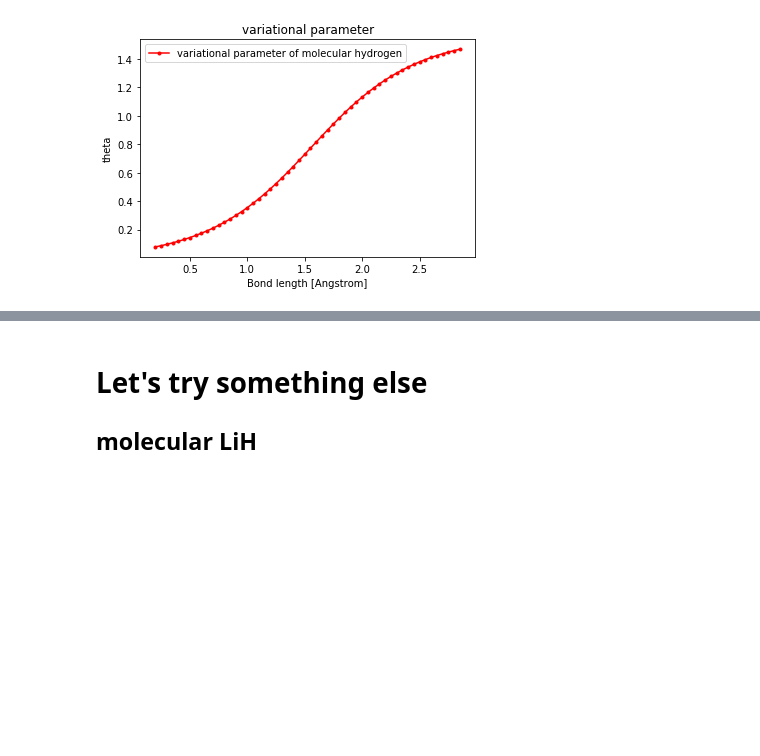
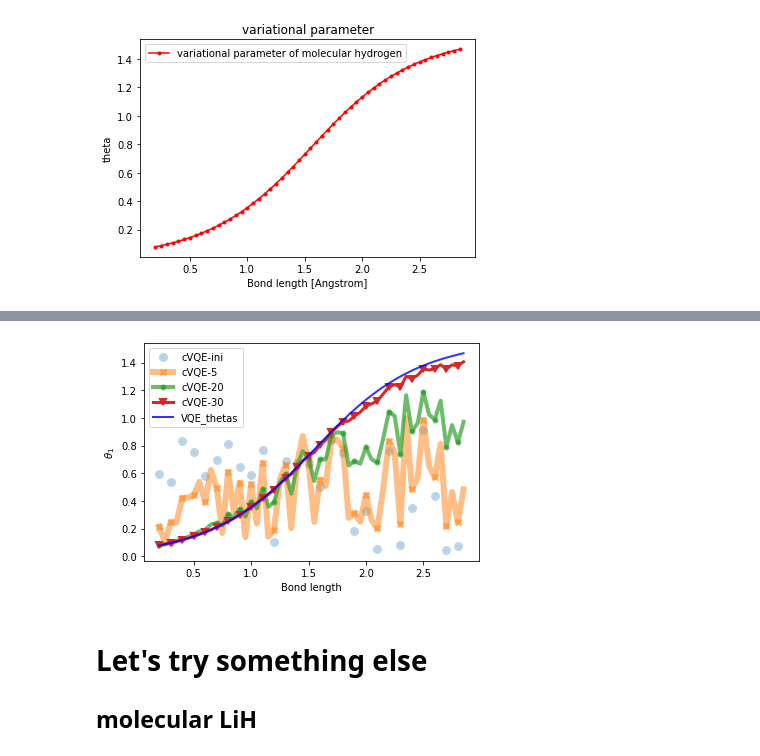
Before and after one commit to QuContractor/VQE_tutorial, a Jupyter notebook: VQE_tutorial_1.ipynb, the cells around one changed output, grey strips where cells are left out. Saved outputs shown, nothing was run; the diff lists cells and outputs as text; code cells hidden in the pictures; blank space fills up the shorter version.

```diff
--- a/VQE_tutorial_1.ipynb
+++ b/VQE_tutorial_1.ipynb
@@ -344,0 +352,22 @@ plt.show()
+# %%
+def grads(thetas,config_Hs):
+    gs=[]
+    for i in range(thetas.shape[0]):
+        gs.append([grad_H_H2(thetas[i],config_Hs[i,:])])
+    gs=np.array(gs)
+    return gs
+# %%
+def training(hams,learning_rate=1e-1,t_steps=30,stop_e=1e-4):
+    thetas=(np.random.rand(hams.shape[0],1))
+
+    thetas_history=[thetas]
+    for i in range(t_steps+1):
+
+        thetas = thetas - learning_rate*grads(thetas,hams)
+
+        if i%10==0:
+            thetas_history.append(thetas)
+            print(i)
+    return thetas_history
+# %%
+theta_history=training(raw_data_hamiltonian,t_steps=100)
@@ -345,3 +392,21 @@ plt.show()
+# %%
+plt.xlabel("Bond length")
+plt.ylabel("$\\theta_1$")
+#plt.title("An evolving snake for VQE")
+
+plt.plot(bond_lengths, theta_history[0][:,0],
+         'C0.',mew ='6',alpha=0.3,markevery=2,label="cVQE-ini")
+plt.plot(bond_lengths, theta_history[2][:,0],
+         'C1x-',mew=3,lw ='6',alpha=0.5,markevery=2,label="cVQE-5")
+plt.plot(bond_lengths, theta_history[7][:,0],
+         'C2.-',mew=3,lw ='4',alpha=0.7,markevery=2,label="cVQE-20")
+plt.plot(bond_lengths, theta_history[-1][:,0],
+         'C3v-',mew=2,lw ='3',alpha=1.0,markevery=2,label="cVQE-30")
+plt.plot(bond_lengths, VQE_thetas, "b-",lw ='2',alpha=0.8,label='VQE_thetas')
+plt.legend()
+plt.show()
+# %% [output]
+[figure, added]
 # %% [markdown]
 # Let's try something else
 ## molecular LiH
```
Also changed, not shown: parts of 19 cells of this notebook, 10 other files.
